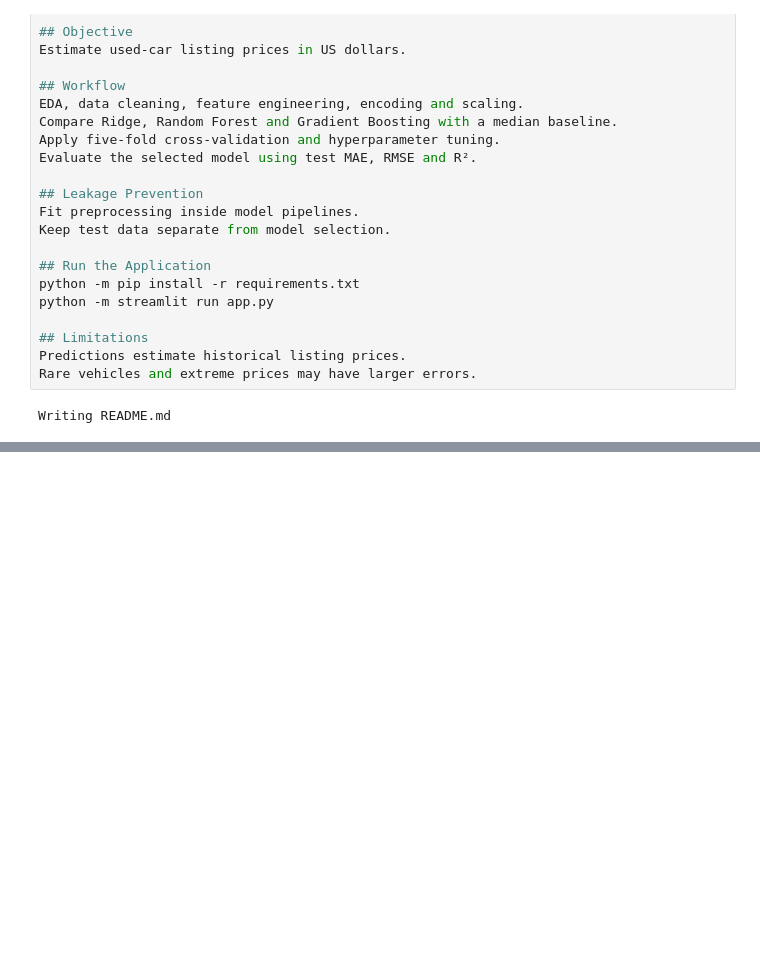
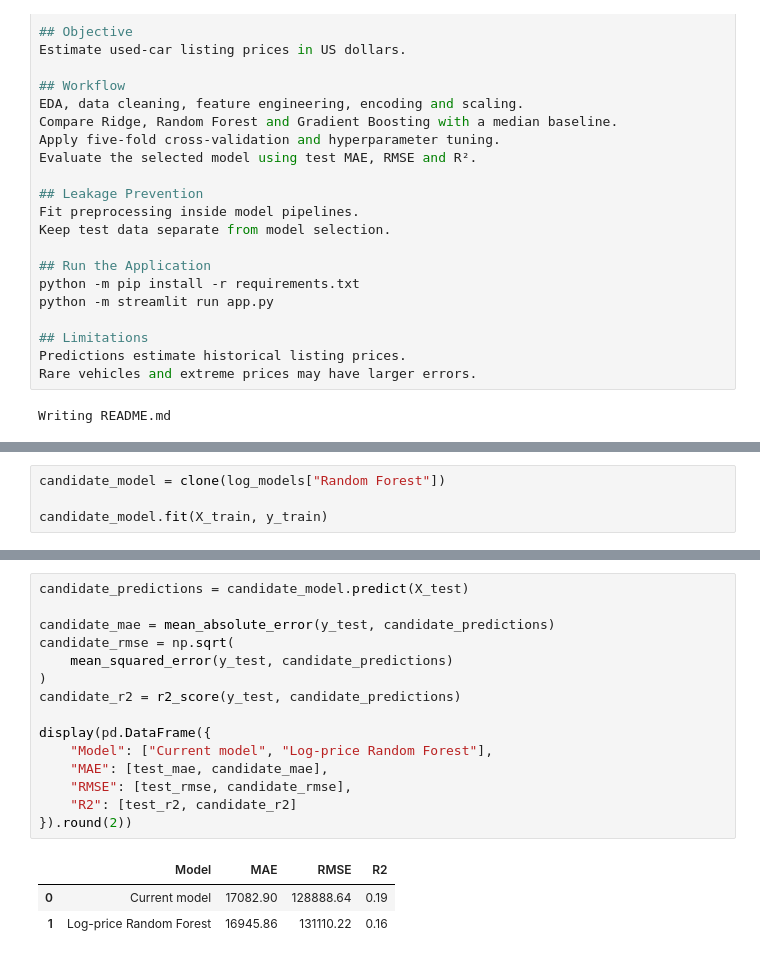
Before and after one commit to prithesar26/Used-car-price-prediction., a Jupyter notebook: used_car_price_prediction.ipynb, the cells around one changed output, grey strips where cells are left out. Drawn from its saved outputs; the diff is of its cells as text; blank space fills up the shorter version.

```diff
--- a/used_car_price_prediction.ipynb
+++ b/used_car_price_prediction.ipynb
@@ -1510,0 +1583,4 @@ Writing README.md
+# %%
+candidate_model = clone(log_models["Random Forest"])
+
+candidate_model.fit(X_train, y_train)
@@ -1510,0 +1605,19 @@ Writing README.md
+# %%
+candidate_predictions = candidate_model.predict(X_test)
+
+candidate_mae = mean_absolute_error(y_test, candidate_predictions)
+candidate_rmse = np.sqrt(
+    mean_squared_error(y_test, candidate_predictions)
+)
+candidate_r2 = r2_score(y_test, candidate_predictions)
+
+display(pd.DataFrame({
+    "Model": ["Current model", "Log-price Random Forest"],
+    "MAE": [test_mae, candidate_mae],
+    "RMSE": [test_rmse, candidate_rmse],
+    "R2": [test_r2, candidate_r2]
+}).round(2))
+# %% [output]
+|  | Model | MAE | RMSE | R2 |
+| 0 | Current model | 17082.90 | 128888.64 | 0.19 |
+| 1 | Log-price Random Forest | 16945.86 | 131110.22 | 0.16 |
```
Also changed, not shown: parts of 9 cells of this notebook.
